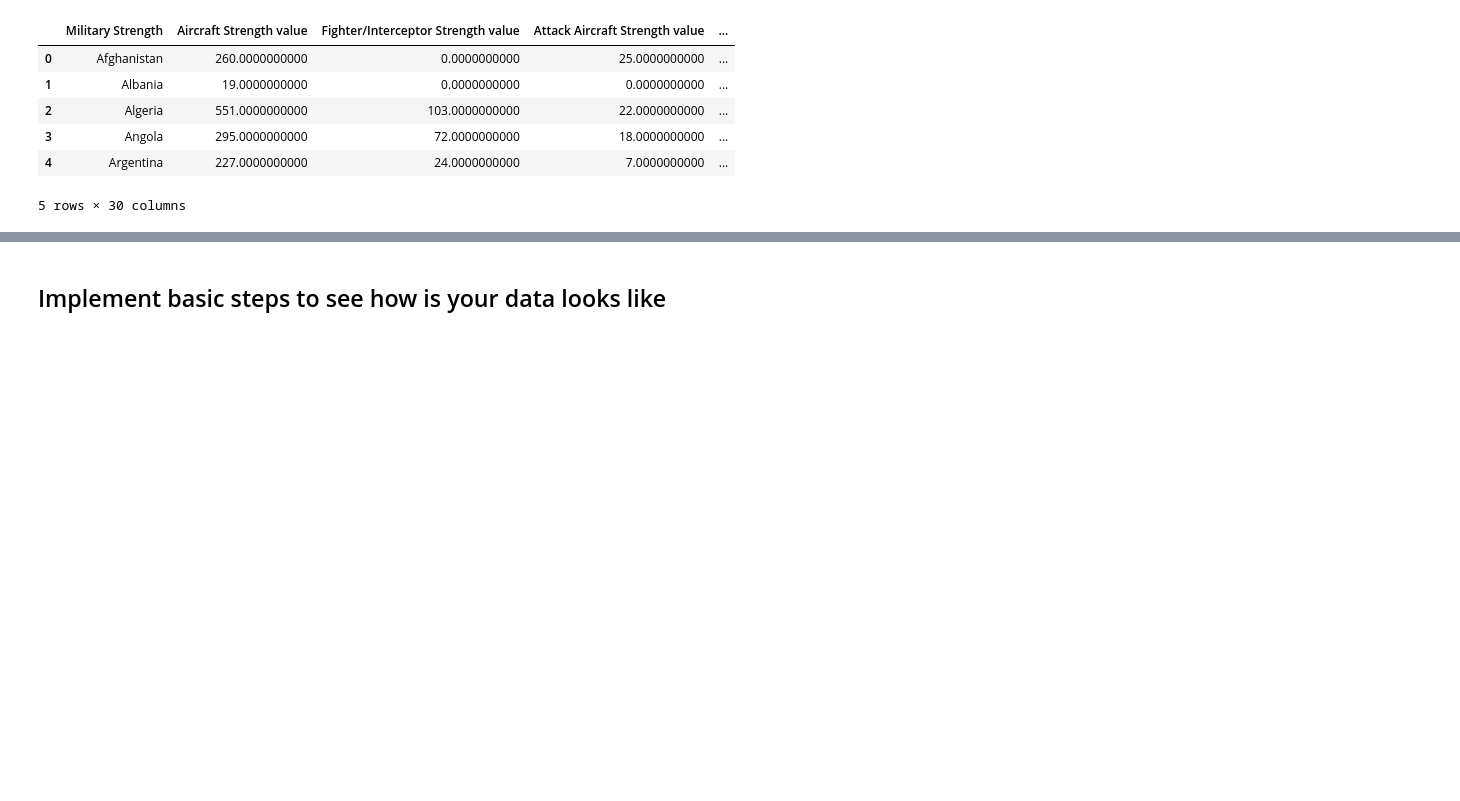
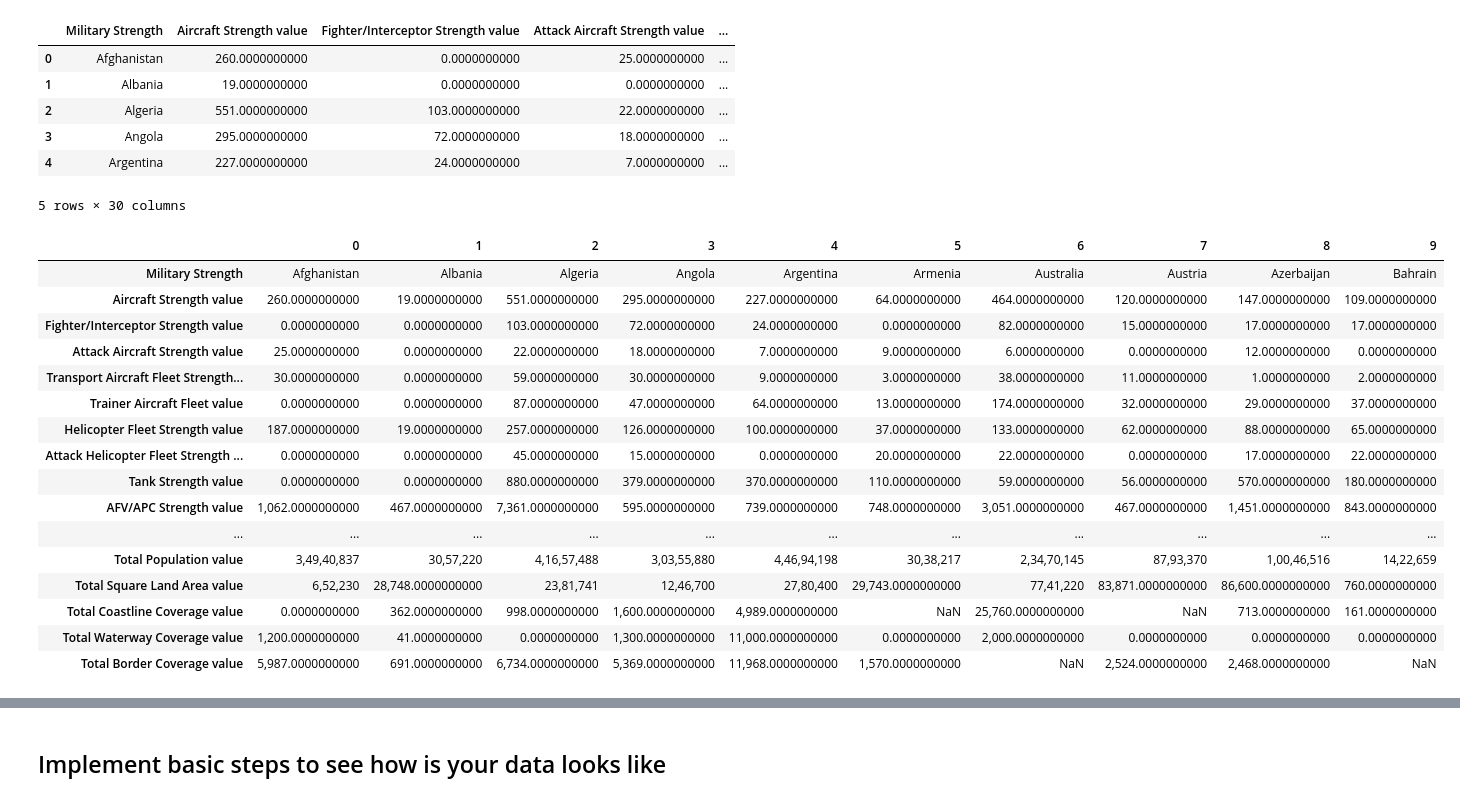
Before and after one commit to yasir5008/DS_-_ITF_Just_Working_Directory, a Jupyter notebook: ML/assignments/military_power-blank (1).ipynb, the cells around one changed output, grey strips where cells are left out. Cells and saved outputs as stored; diff of their text form; code cells hidden in the pictures; blank space fills up the shorter version.

```diff
--- a/ML/assignments/military_power-blank (1).ipynb
+++ b/ML/assignments/military_power-blank (1).ipynb
@@ -15,7 +15,7 @@ from sklearn.preprocessing import StandardScaler
 plt.rcParams["figure.figsize"] = (10,6)
 import warnings
 warnings.filterwarnings('ignore')
-#pd.set_option('display.max_rows', 500)
+pd.set_option('display.max_rows', 500)
 # %%
 pd.options.display.float_format = '{:,.10f}'.format
 # %%
@@ -173,3 +173,23 @@ data.head()
 | 3 | Angola | 295.0000000000 | 72.0000000000 | 18.0000000000 | ... |
 | 4 | Argentina | 227.0000000000 | 24.0000000000 | 7.0000000000 | ... |
 5 rows × 30 columns
+# %%
+data.head(10).T
+# %% [output]
+|  | 0 | 1 | 2 | 3 | 4 | 5 | 6 | 7 | 8 | 9 |
+| Military Strength | Afghanistan | Albania | Algeria | Angola | Argentina | Armenia | Australia | Austria | Azerbaijan | Bahrain |
+| Aircraft Strength value | 260.0000000000 | 19.0000000000 | 551.0000000000 | 295.0000000000 | 227.0000000000 | 64.0000000000 | 464.0000000000 | 120.0000000000 | 147.0000000000 | 109.0000000000 |
+| Fighter/Interceptor Strength value | 0.0000000000 | 0.0000000000 | 103.0000000000 | 72.0000000000 | 24.0000000000 | 0.0000000000 | 82.0000000000 | 15.0000000000 | 17.0000000000 | 17.0000000000 |
+| Attack Aircraft Strength value | 25.0000000000 | 0.0000000000 | 22.0000000000 | 18.0000000000 | 7.0000000000 | 9.0000000000 | 6.0000000000 | 0.0000000000 | 12.0000000000 | 0.0000000000 |
+| Transport Aircraft Fleet Strength... | 30.0000000000 | 0.0000000000 | 59.0000000000 | 30.0000000000 | 9.0000000000 | 3.0000000000 | 38.0000000000 | 11.0000000000 | 1.0000000000 | 2.0000000000 |
+| Trainer Aircraft Fleet value | 0.0000000000 | 0.0000000000 | 87.0000000000 | 47.0000000000 | 64.0000000000 | 13.0000000000 | 174.0000000000 | 32.0000000000 | 29.0000000000 | 37.0000000000 |
+| Helicopter Fleet Strength value | 187.0000000000 | 19.0000000000 | 257.0000000000 | 126.0000000000 | 100.0000000000 | 37.0000000000 | 133.0000000000 | 62.0000000000 | 88.0000000000 | 65.0000000000 |
+| Attack Helicopter Fleet Strength ... | 0.0000000000 | 0.0000000000 | 45.0000000000 | 15.0000000000 | 0.0000000000 | 20.0000000000 | 22.0000000000 | 0.0000000000 | 17.0000000000 | 22.0000000000 |
+| Tank Strength value | 0.0000000000 | 0.0000000000 | 880.0000000000 | 379.0000000000 | 370.0000000000 | 110.0000000000 | 59.0000000000 | 56.0000000000 | 570.0000000000 | 180.0000000000 |
+| AFV/APC Strength value | 1,062.0000000000 | 467.0000000000 | 7,361.0000000000 | 595.0000000000 | 739.0000000000 | 748.0000000000 | 3,051.0000000000 | 467.0000000000 | 1,451.0000000000 | 843.0000000000 |
+| ... | ... | ... | ... | ... | ... | ... | ... | ... | ... | ... |
+| Total Population value | 3,49,40,837 | 30,57,220 | 4,16,57,488 | 3,03,55,880 | 4,46,94,198 | 30,38,217 | 2,34,70,145 | 87,93,370 | 1,00,46,516 | 14,22,659 |
+| Total Square Land Area value | 6,52,230 | 28,748.0000000000 | 23,81,741 | 12,46,700 | 27,80,400 | 29,743.0000000000 | 77,41,220 | 83,871.0000000000 | 86,600.0000000000 | 760.0000000000 |
+| Total Coastline Coverage value | 0.0000000000 | 362.0000000000 | 998.0000000000 | 1,600.0000000000 | 4,989.0000000000 | NaN | 25,760.0000000000 | NaN | 713.0000000000 | 161.0000000000 |
+| Total Waterway Coverage value | 1,200.0000000000 | 41.0000000000 | 0.0000000000 | 1,300.0000000000 | 11,000.0000000000 | 0.0000000000 | 2,000.0000000000 | 0.0000000000 | 0.0000000000 | 0.0000000000 |
+| Total Border Coverage value | 5,987.0000000000 | 691.0000000000 | 6,734.0000000000 | 5,369.0000000000 | 11,968.0000000000 | 1,570.0000000000 | NaN | 2,524.0000000000 | 2,468.0000000000 | NaN |
```
Also changed, not shown: parts of 3 cells of this notebook, 2 other files.
